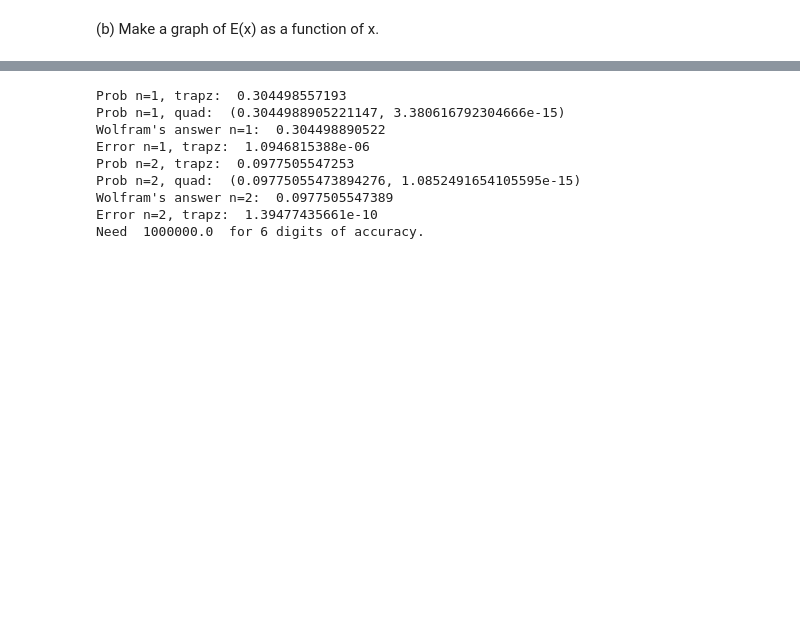
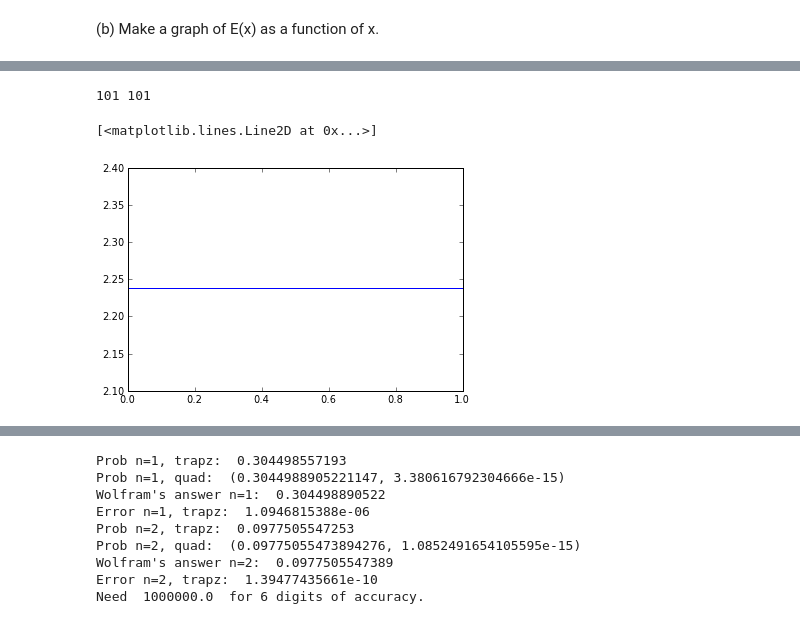
Before and after one commit to ersong/PHYS202-S13, a Jupyter notebook: Week5/Numerical Integration Exercises 4.ipynb, the cells around one changed output, grey strips where cells are left out. Cells and saved outputs as stored; diff of their text form; code cells hidden in the pictures; blank space fills up the shorter version.

```diff
--- a/Week5/Numerical Integration Exercises 4.ipynb
+++ b/Week5/Numerical Integration Exercises 4.ipynb
@@ -35 +30,15 @@ SyntaxError: unexpected EOF while parsing (<ipython-input-26-9c26a80af1ab>, line
+# %%
+dx=.01
+x=arange(xmin,xmax+dx,dx)
+xmin=0.
+xmax=3.
+Ex=zeros(x.shape, float)
+print len(x), len(Ex)
+for i in range(len(x)):
+    Ex[i]=(xmax-xmin)*(1/float(len(x)))*sum(y(x))
+plot(x,Ex)
+# %% [output]
+101 101
+[<matplotlib.lines.Line2D at 0x...>]
+[figure, added]
 # %% [markdown]
```
Also changed, not shown: parts of 15 cells of this notebook, 2 other files.
